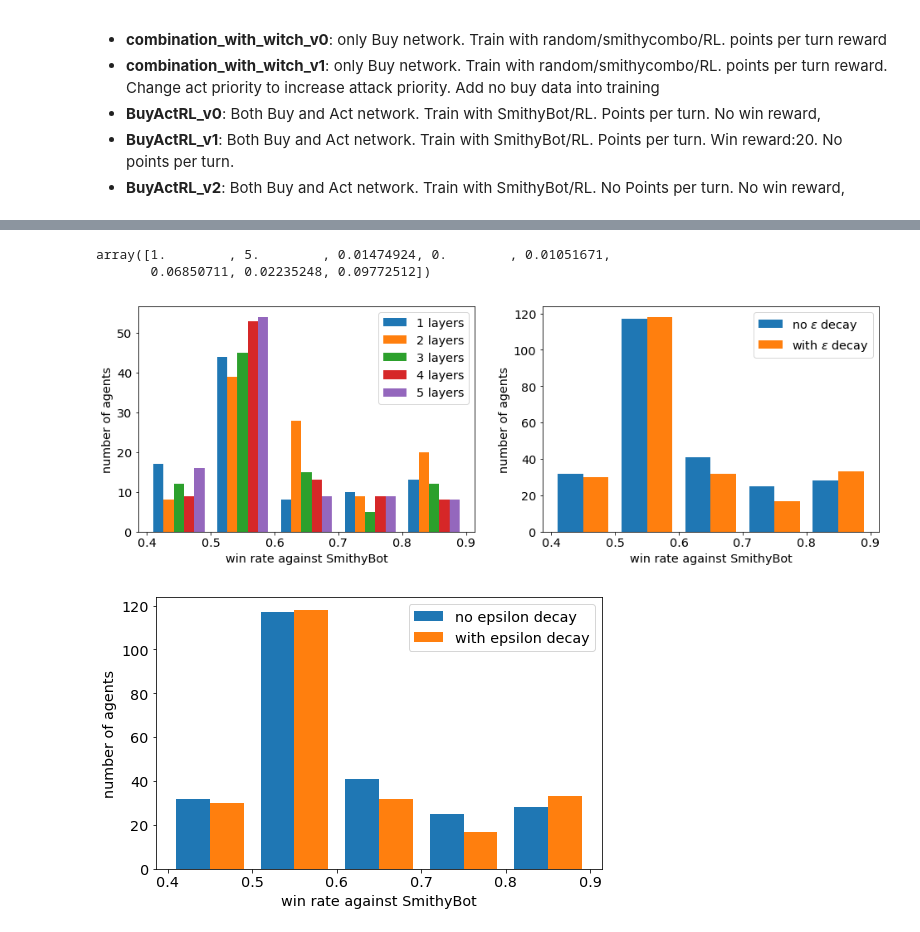
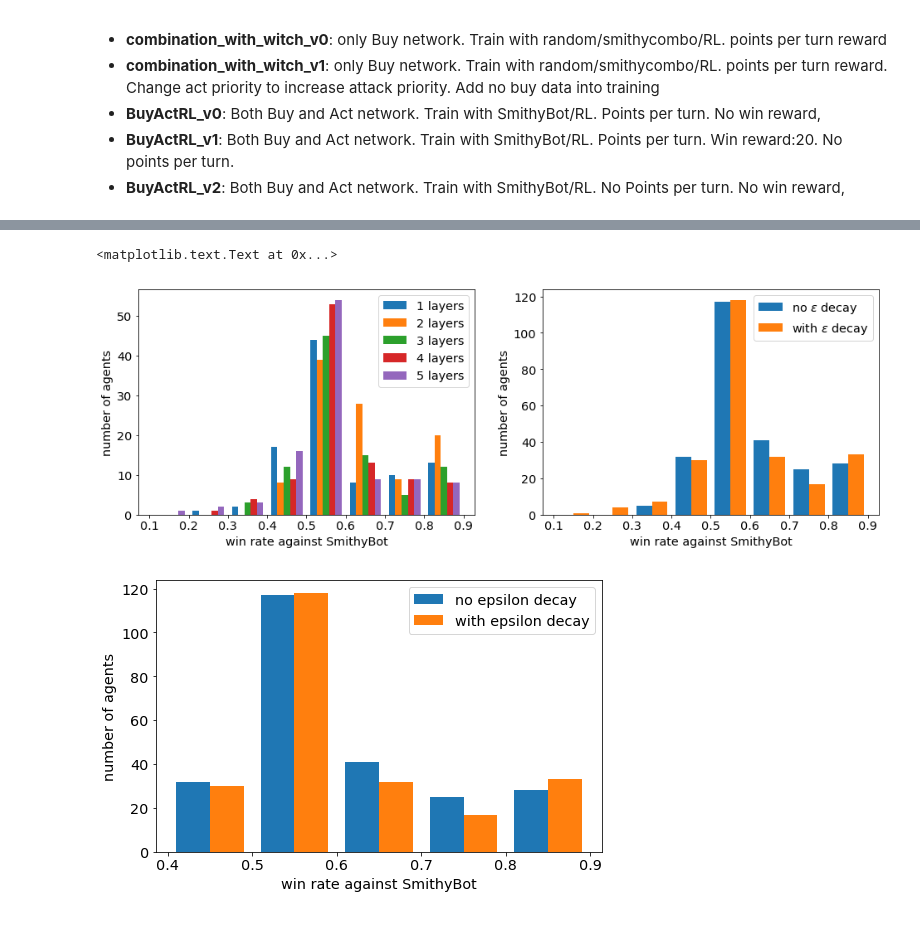
Before and after one commit to hungiyang/dominiate, a Jupyter notebook: dominiate/evaluate_training_progress.ipynb, the cells around one changed output, grey strips where cells are left out. Cells and saved outputs as stored; diff of their text form; code cells hidden in the pictures.

```diff
--- a/dominiate/evaluate_training_progress.ipynb
+++ b/dominiate/evaluate_training_progress.ipynb
@@ -65,8 +69,3 @@ print(len(select))
-# %%
-hyper_select[0]
-# %% [output]
-array([1.        , 5.        , 0.01474924, 0.        , 0.01051671,
-       0.06850711, 0.02235248, 0.09772512])
 # %%
 winrate = []
 for i in select:
@@ -89,21 +88,22 @@ pylab.rcParams.update(params)
 # %%
 plt.figure(figsize=(16,5))
 plt.subplot(1,2,1)
-bins = np.arange(0.4, 1, 0.1)
+bins = np.arange(0.1, 1, 0.1)
 plt.hist([0.01*winrate[np.array(np.asarray(hyper_select[:,1], dtype=float)==i)] for i in range(1,6)],bins=bins, histtype='bar', label=['{:d} layers'.format(i) for i in range(1,6)])
 plt.legend()
 plt.xlabel('win rate against SmithyBot')
 plt.ylabel('number of agents')
 plt.subplot(1,2,2)
 
-bins = np.arange(0.4, 1, 0.1)
+bins = np.arange(0.1, 1, 0.1)
 plt.hist([0.01*winrate[np.array(np.asarray(hyper_select[:,3], dtype=float)==i)] for i in range(2)],bins=bins, histtype='bar', label=['no $\epsilon$ decay','with $\epsilon$ decay'])
 plt.legend()
 plt.xlabel('win rate against SmithyBot')
 plt.ylabel('number of agents')
-plt.savefig('plots/N_layers_epsilon_decay_histogram.png')
+#plt.savefig('plots/N_layers_epsilon_decay_histogram.png')
 # %% [output]
+<matplotlib.text.Text at 0x...>
-[figure, old version]
+[figure, new version]
 # %%
 plt.figure(figsize=(8,5))
 bins = np.arange(0.4, 1, 0.1)
```
Also changed, not shown: parts of 10 cells of this notebook, 2 other files.
